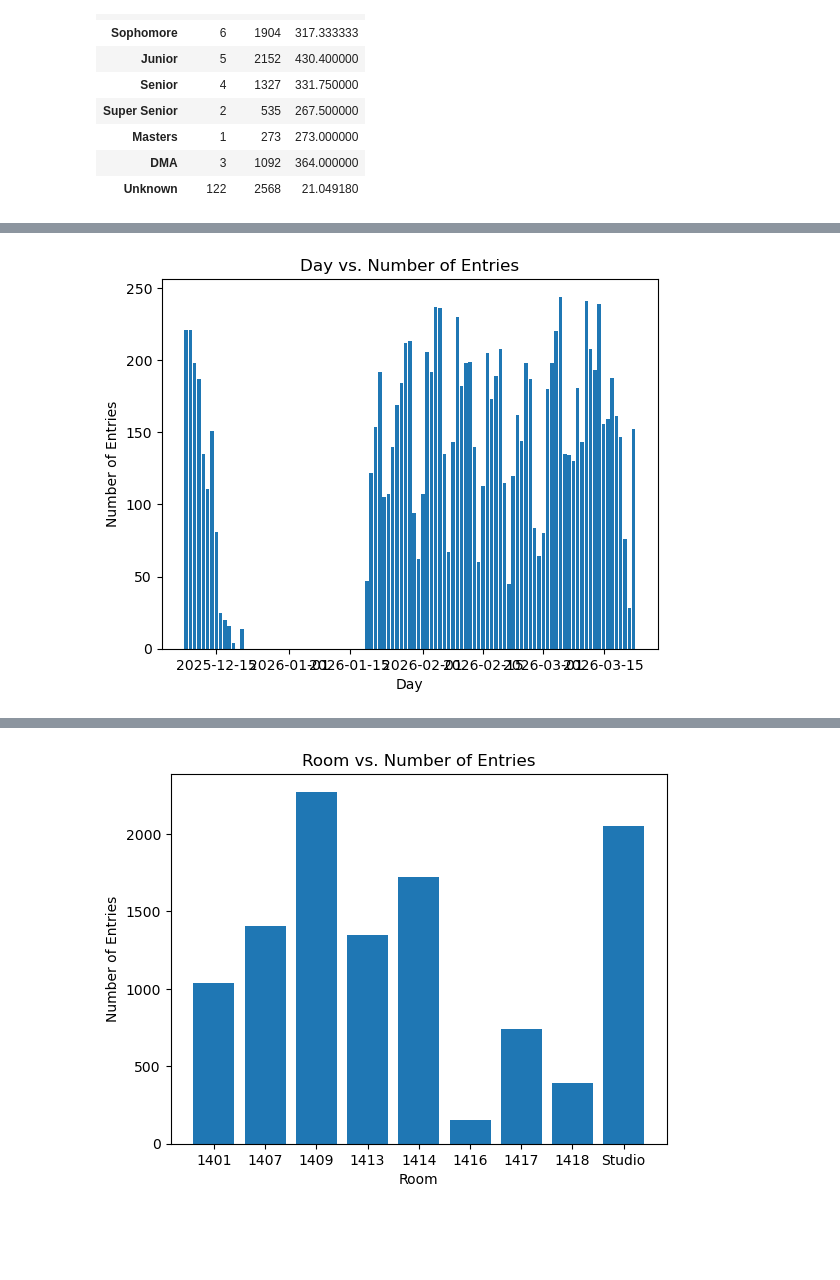
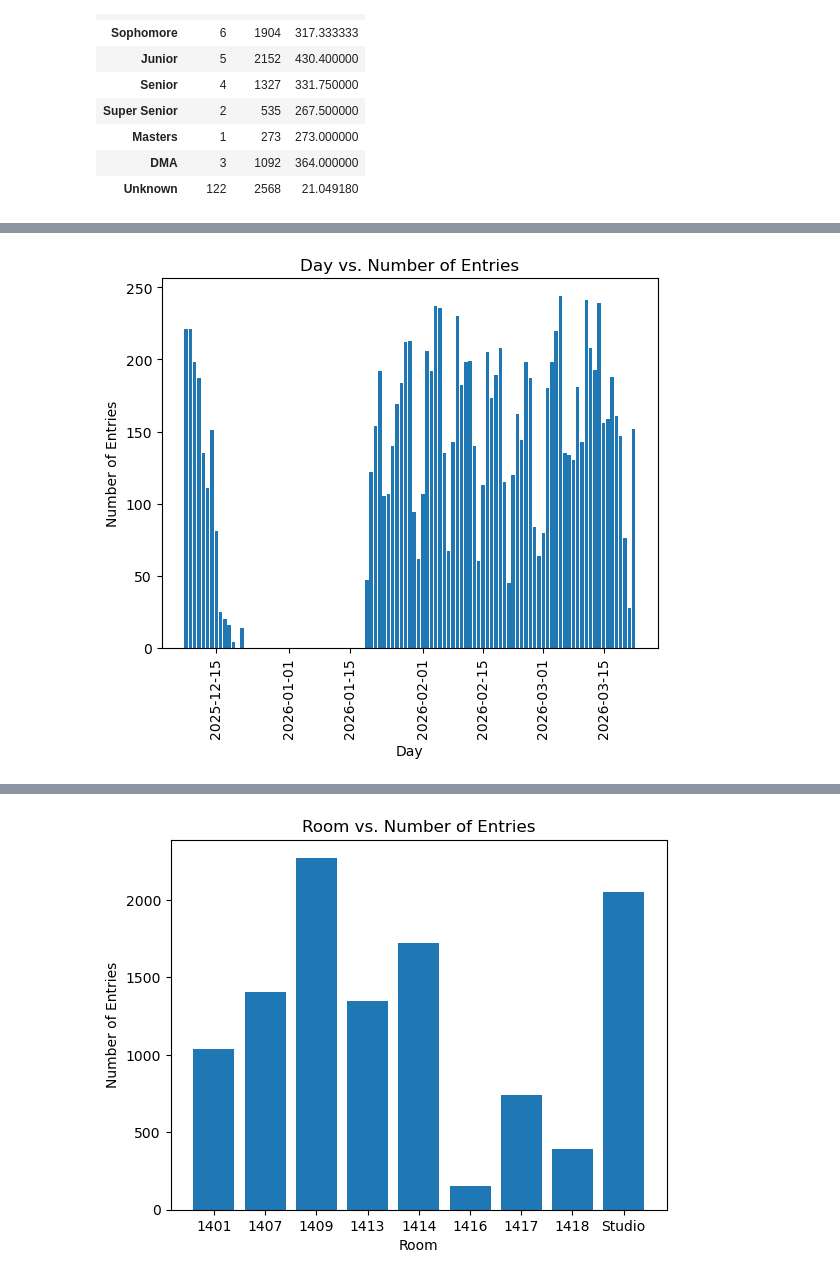
Before and after one commit to amdieter/practice-room-data, a Jupyter notebook: Practice Log.ipynb, the cells around one changed output, grey strips where cells are left out. Drawn from its saved outputs; the diff is of its cells as text; code cells hidden in the pictures; blank space fills up the shorter version.

```diff
--- a/Practice Log.ipynb
+++ b/Practice Log.ipynb
@@ -161,6 +146,8 @@ def summarize_single_wk_data(dict):
     entries_by_time = {}
 
     entries_by_room = {}
+    entries_by_room_by_person = {}
+    entries_by_room_by_person_wo_lessons = {}
     entries_by_person_by_room = {}
     entries_by_room_wo_lessons = {}
 
@@ -172,6 +159,8 @@ def summarize_single_wk_data(dict):
         if room not in entries_by_room:
             entries_by_room[room] = 0
             entries_by_room_wo_lessons[room] = 0
+            entries_by_room_by_person[room] = {}
+            entries_by_room_by_person_wo_lessons[room] = {}
 
         # data: total entries by person, other entries, total entries by room
         for day in df:
@@ -197,8 +186,12 @@ def summarize_single_wk_data(dict):
                     entries_by_person[full_name] = 0
                     entries_by_person_by_room[full_name] = {}
                     entries_by_person_by_time[full_name] = {}
-                    # entries_by_person_by_day[full_name] = {}
+                    entries_by_person_by_day[full_name] = {}
                 entries_by_person[full_name] += 1
+
+                if full_name not in entries_by_room_by_person[room]:
+                    entries_by_room_by_person[room][full_name] = 0
+                entries_by_room_by_person[room][full_name] += 1
 
                 # add entries_by_person_by_room
                 if room not in entries_by_person_by_room[full_name]:
@@ -210,10 +203,18 @@ def summarize_single_wk_data(dict):
                     entries_by_person_by_time[full_name][time] = 0
                 entries_by_person_by_time[full_name][time] += 1
 
+                if day not in entries_by_person_by_day[full_name]:
+                    entries_by_person_by_day[full_name][day] = 0
+                entries_by_person_by_day[full_name][day] += 1
 
                 entries_by_room[room] += 1 # add 1 to room
-                if lcell != 'lessons':
+
+                if full_name != 'lessons':
                     entries_by_room_wo_lessons[room] += 1 # add 1 to room (wo lessons)
+
+                    if full_name not in entries_by_room_by_person_wo_lessons[room]:
+                        entries_by_room_by_person_wo_lessons[room][full_name] = 0
+                    entries_by_room_by_person_wo_lessons[room][full_name] += 1
 
         # counting how many entries are in each 15min timeframe
         for time in timeframes:
@@ -236,7 +237,9 @@ def summarize_single_wk_data(dict):
             "entries_by_person_by_time": entries_by_person_by_time, "entries_by_time": entries_by_time,
             "entries_by_room": entries_by_room, "entries_by_person_by_room": entries_by_person_by_room,
             "entries_by_room_wo_lessons": entries_by_room_wo_lessons, 'entries_by_studio': entries_by_studio,
-            'entries_by_other': entries_by_other, 'entries_by_day': entries_by_day}
+            'entries_by_other': entries_by_other, 'entries_by_day': entries_by_day,
+            'entries_by_person_by_day': entries_by_person_by_day, 'entries_by_room_by_person': entries_by_room_by_person,
+            'entries_by_room_by_person_wo_lessons': entries_by_room_by_person_wo_lessons}
 # %%
 # summarizing ALL week data by taking dict of {room: [df,df,...]} and returning several data structures
 
@@ -569,9 +554,10 @@ dtype: object
 # %%
 # entries_by_day barplot
 plt.bar(entries_by_day.keys(), entries_by_day.values())
 plt.xlabel("Day")
+plt.xticks(rotation = 90)
 plt.ylabel("Number of Entries")
 plt.title("Day vs. Number of Entries")
 plt.show()
 # %% [output]
-[figure, old version]
+[figure, new version]
```
Also changed, not shown: parts of 21 cells of this notebook.
